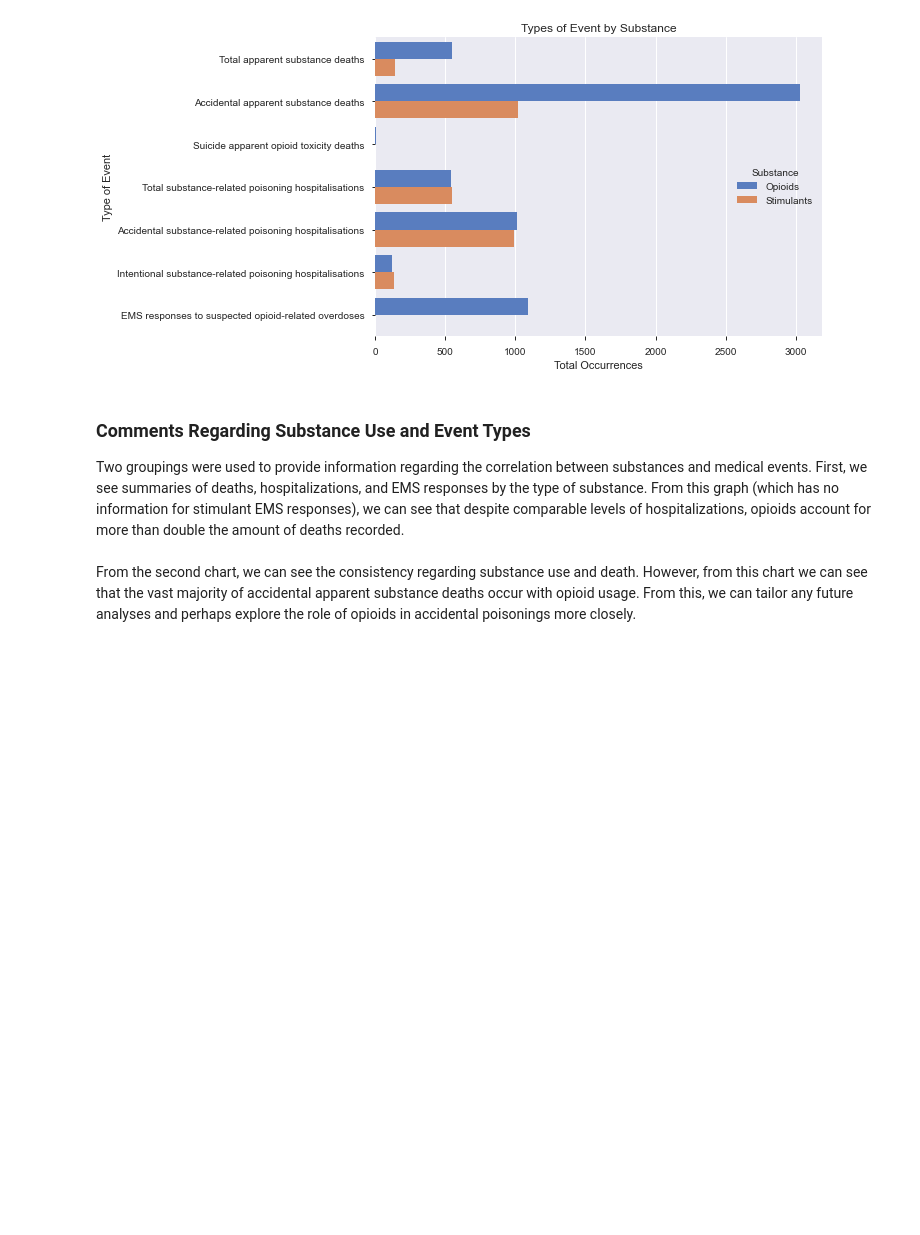
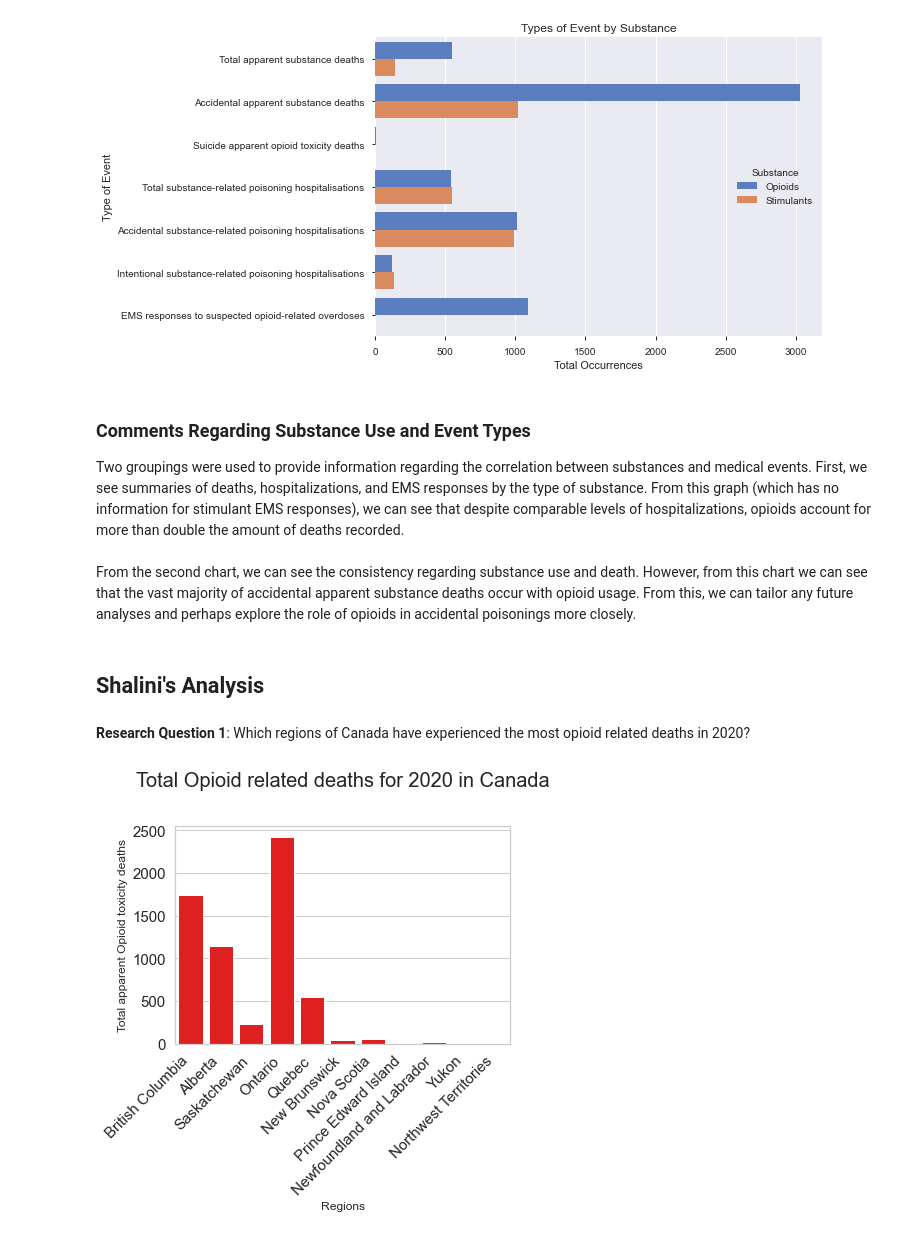
Before and after one commit to ubco-W2020ST2-data301/project-group13-project, a Jupyter notebook: analysis/All_Analyses.ipynb, the cells around one changed output. Saved outputs shown, nothing was run; the diff lists cells and outputs as text; code cells hidden in the pictures; blank space fills up the shorter version.

```diff
--- a/analysis/All_Analyses.ipynb
+++ b/analysis/All_Analyses.ipynb
@@ -71,3 +71,47 @@ plt.show()
 Two groupings were used to provide information regarding the correlation between substances and medical events. First, we see summaries of deaths, hospitalizations, and EMS responses by the type of substance. From this graph (which has no information for stimulant EMS responses), we can see that despite comparable levels of hospitalizations, opioids account for more than double the amount of deaths recorded.\
 \
 From the second chart, we can see the consistency regarding substance use and death. However, from this chart we can see that the vast majority of accidental apparent substance deaths occur with opioid usage. From this, we can tailor any future analyses and perhaps explore the role of opioids in accidental poisonings more closely.
+# %% [markdown]
+## Shalini's Analysis
+# %%
+# import all required module
+import pandas as pd
+import seaborn as sns
+import numpy as np
+import os
+import matplotlib.pyplot as plt
+from pandas_profiling import ProfileReport
+
+# import loading of data method
+from scripts import project_functions_v2
+
+# Load and proces data
+df = project_functions_v2.load_and_process("https://health-infobase.canada.ca/src/doc/SubstanceHarmsData.csv")
+#display(df.head())
+
+# convert "Value" column into integers and assign it to a new column
+df['Value_int'] = df['Value'].astype(int)
+
+# print new bank lines
+print("\n\n")
+# %% [markdown]
+**Research Question 1**: Which regions of Canada have experienced the most opioid related deaths in 2020?
+# %%
+#graph 1
+df1 = df.groupby(["Region","Year_Quarter"]).filter(lambda x: (x["Year_Quarter"] == '2020').any())
+df1 = df1.reset_index()
+#display(df1.head())
+
+sns.set_theme(style="whitegrid", font_scale=1.5 )
+sns.barplot(data = df1,x = 'Region', y = 'Value_int', color = 'red')
+plt.xticks(fontsize = 15, rotation=45, ha='right')
+plt.yticks(fontsize = 15)
+plt.xlabel('Regions', size=12)
+plt.ylabel('Total apparent Opioid toxicity deaths', size=12)
+plt.title('Total Opioid related deaths for 2020 in Canada', size=20, pad=40)
+plt.show()
+
+# print new bank lines
+print("\n\n")
+# %% [output]
+[figure, added]
```
Also changed, not shown: parts of 4 cells of this notebook, 3 other files.
